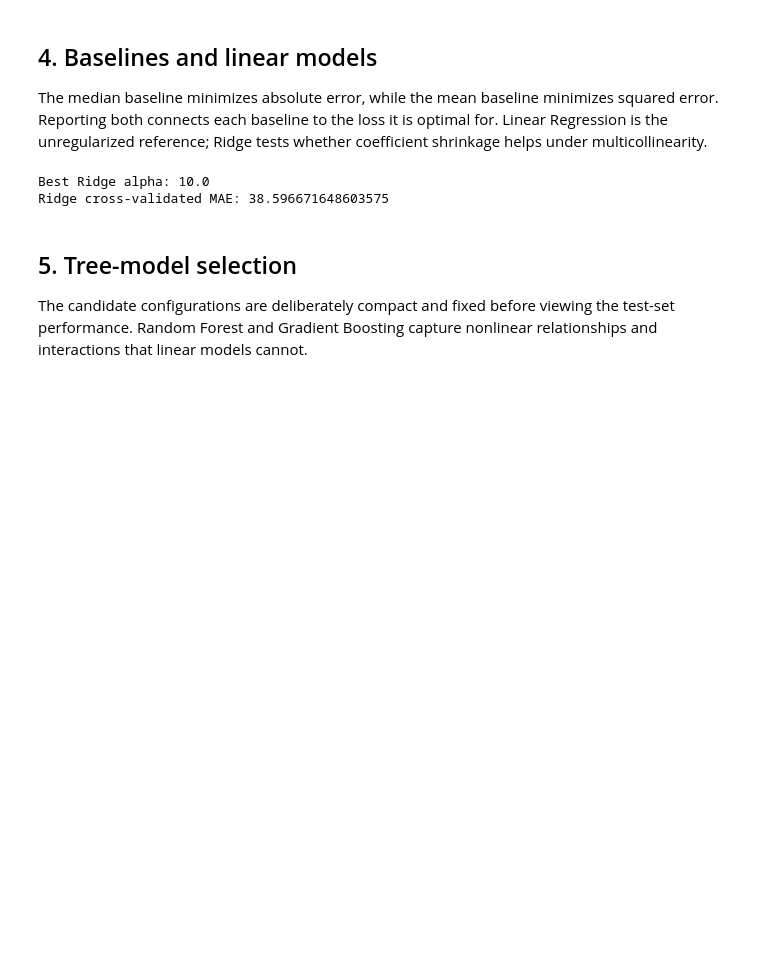
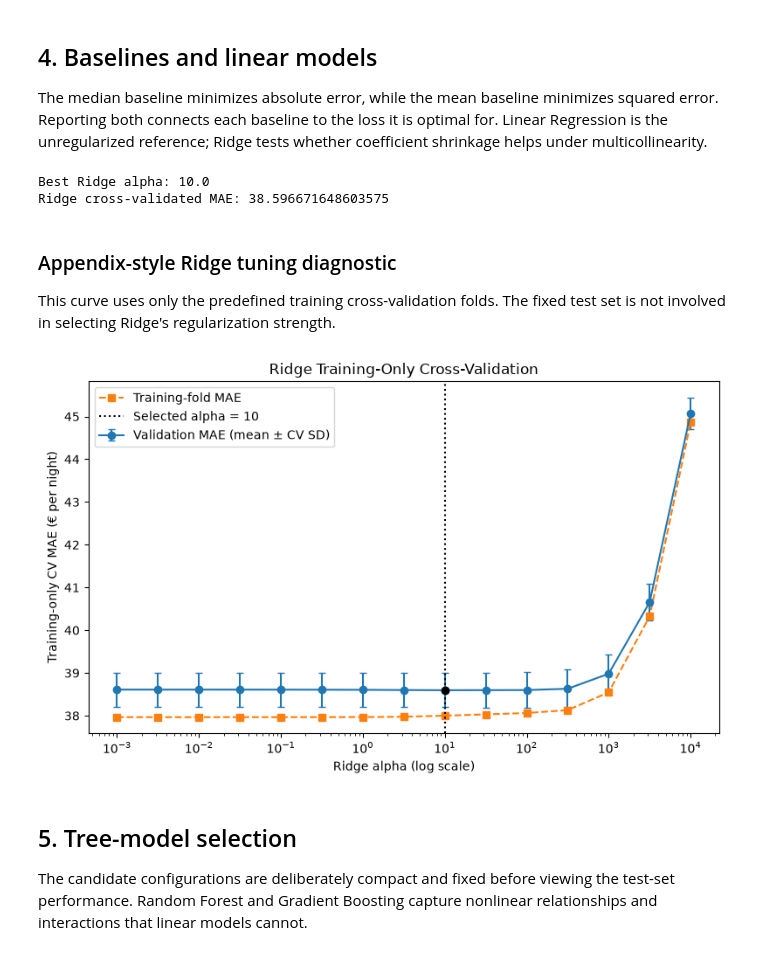
Before and after one commit to yazalj/airbnb-price-prediction-berlin, a Jupyter notebook: notebooks/03_modeling.ipynb, the cells around one changed output. Cells and saved outputs as stored; diff of their text form; code cells hidden in the pictures; blank space fills up the shorter version.

```diff
--- a/notebooks/03_modeling.ipynb
+++ b/notebooks/03_modeling.ipynb
@@ -395,6 +395,62 @@ print("Ridge cross-validated MAE:", -ridge_search.best_score_)
 # %% [output]
 Best Ridge alpha: 10.0
 Ridge cross-validated MAE: 38.596671648603575
+# %% [markdown]
+### Appendix-style Ridge tuning diagnostic
+
+This curve uses only the predefined training cross-validation folds. The fixed test set is not involved in selecting Ridge's regularization strength.
+# %%
+ridge_cv_plot = pd.DataFrame({
+    "alpha": np.asarray(
+        ridge_search.cv_results_["param_model__alpha"], dtype=float
+    ),
+    "mean_cv_mae_eur": -ridge_search.cv_results_["mean_test_score"],
+    "sd_cv_mae_eur": ridge_search.cv_results_["std_test_score"],
+    "mean_training_mae_eur": -ridge_search.cv_results_["mean_train_score"],
+}).sort_values("alpha")
+
+selected_ridge_alpha = float(ridge_search.best_params_["model__alpha"])
+selected_ridge_row = ridge_cv_plot.loc[
+    ridge_cv_plot["alpha"].eq(selected_ridge_alpha)
+].iloc[0]
+
+fig, ax = plt.subplots(figsize=(8, 5))
+ax.errorbar(
+    ridge_cv_plot["alpha"],
+    ridge_cv_plot["mean_cv_mae_eur"],
+    yerr=ridge_cv_plot["sd_cv_mae_eur"],
+    marker="o",
+    capsize=3,
+    label="Validation MAE (mean ± CV SD)",
+)
+ax.plot(
+    ridge_cv_plot["alpha"],
+    ridge_cv_plot["mean_training_mae_eur"],
+    marker="s",
+    linestyle="--",
+    label="Training-fold MAE",
+)
+ax.axvline(
+    selected_ridge_alpha,
+    color="black",
+    linestyle=":",
+    label=f"Selected alpha = {selected_ridge_alpha:g}",
+)
+ax.scatter(
+    [selected_ridge_alpha],
+    [selected_ridge_row["mean_cv_mae_eur"]],
+    color="black",
+    zorder=3,
+)
+ax.set_xscale("log")
+ax.set_xlabel("Ridge alpha (log scale)")
+ax.set_ylabel("Training-only CV MAE (€ per night)")
+ax.set_title("Ridge Training-Only Cross-Validation")
+ax.legend()
+fig.tight_layout()
+plt.show()
+# %% [output]
+[figure, added]
 # %% [markdown]
 ## 5. Tree-model selection
 
```
Also changed, not shown: parts of 7 cells of this notebook, 3 other files.
